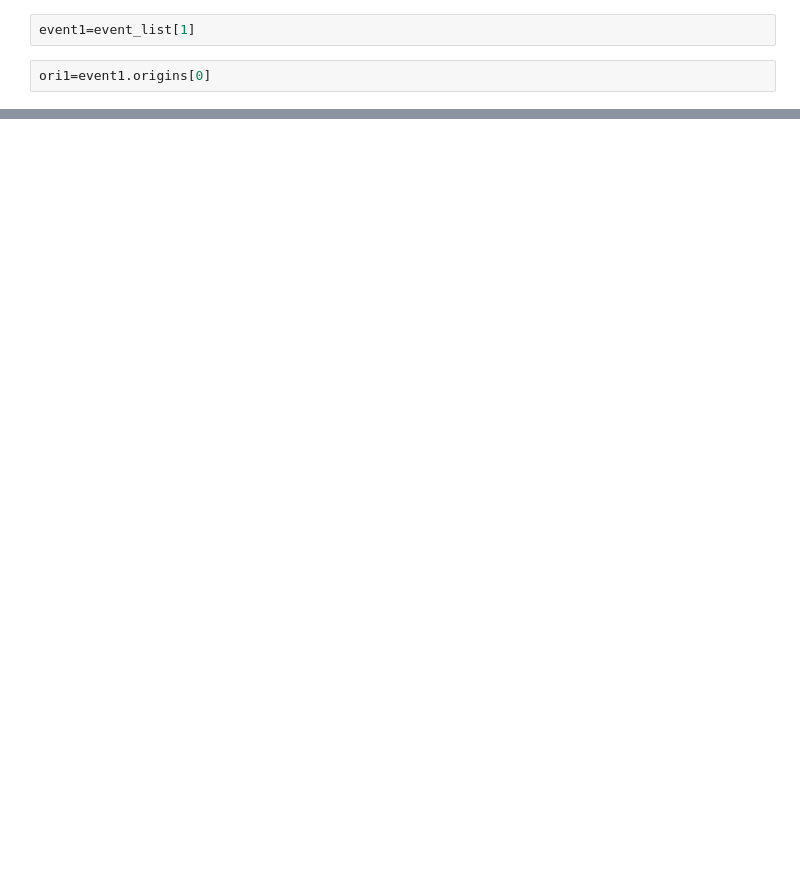
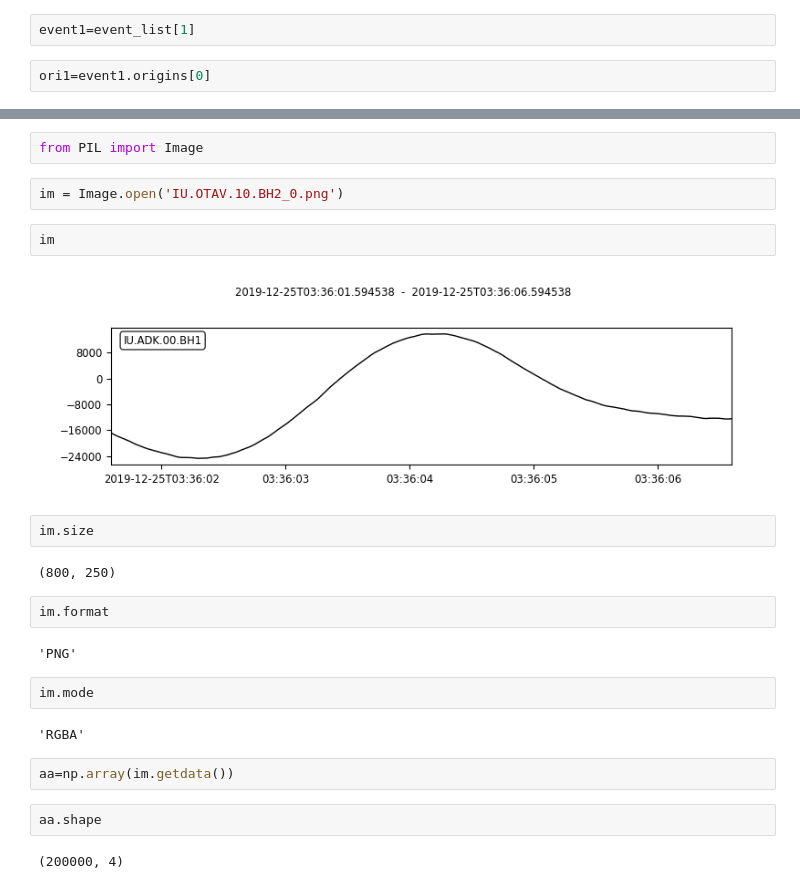
Before and after one commit to XuanYunWang/0707-, a Jupyter notebook: read_seiscomp_data_from_fdsn.ipynb, the cells around one changed output, grey strips where cells are left out. Drawn from its saved outputs; the diff is of its cells as text; blank space fills up the shorter version.

```diff
--- a/read_seiscomp_data_from_fdsn.ipynb
+++ b/read_seiscomp_data_from_fdsn.ipynb
@@ -28,0 +85,26 @@ for i in st1:
+# %%
+from PIL import Image
+# %%
+im = Image.open('IU.OTAV.10.BH2_0.png')
+# %%
+im
+# %% [output]
+[figure, added]
+# %%
+im.size
+# %% [output]
+(800, 250)
+# %%
+im.format
+# %% [output]
+'PNG'
+# %%
+im.mode
+# %% [output]
+'RGBA'
+# %%
+aa=np.array(im.getdata())
+# %%
+aa.shape
+# %% [output]
+(200000, 4)
```
Also changed, not shown: parts of 17 cells of this notebook, 25 other files.
